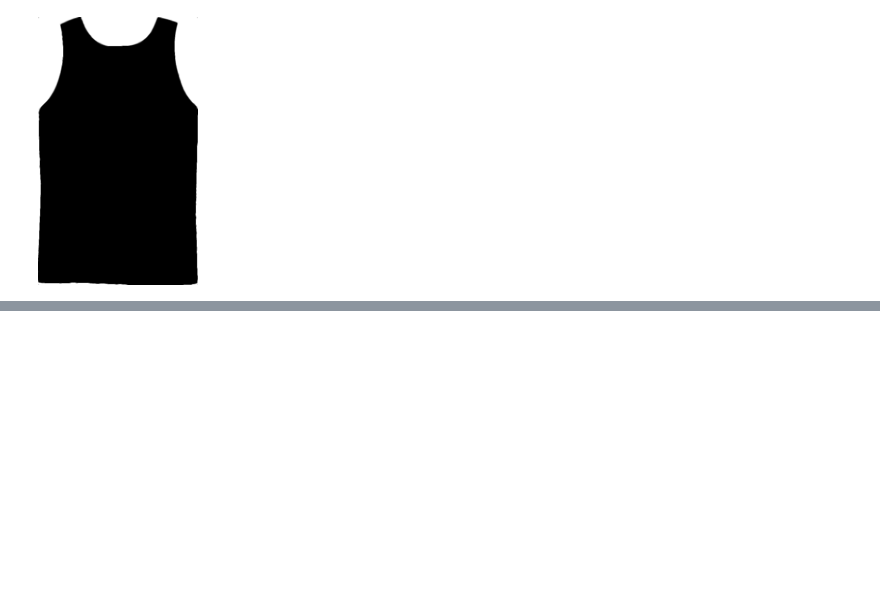
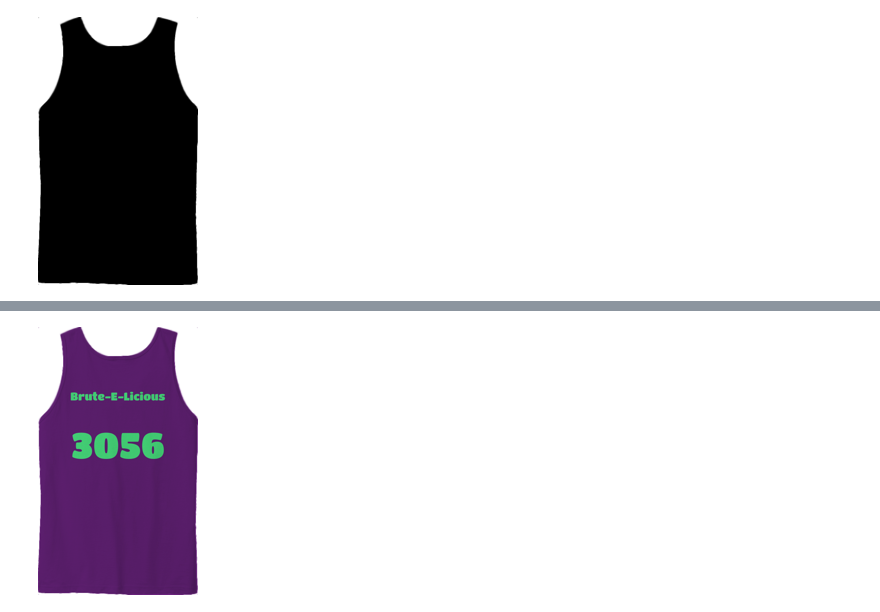
Before and after one commit to bdunnette/jaas, a Jupyter notebook: src/notebooks/jerseys.ipynb, the cells around one changed output, grey strips where cells are left out. Saved outputs shown, nothing was run; the diff lists cells and outputs as text; code cells hidden in the pictures; blank space fills up the shorter version.

```diff
--- a/src/notebooks/jerseys.ipynb
+++ b/src/notebooks/jerseys.ipynb
@@ -171,0 +179,7 @@ display(
+# %%
+im_final = ImageChops.multiply(im_color, im_overlay)
+display(
+    im_final.resize((int(im_final.width * im_scale), int(im_final.height * im_scale)))
+)
+# %% [output]
+[figure, added]
```
Also changed, not shown: parts of 16 cells of this notebook.
